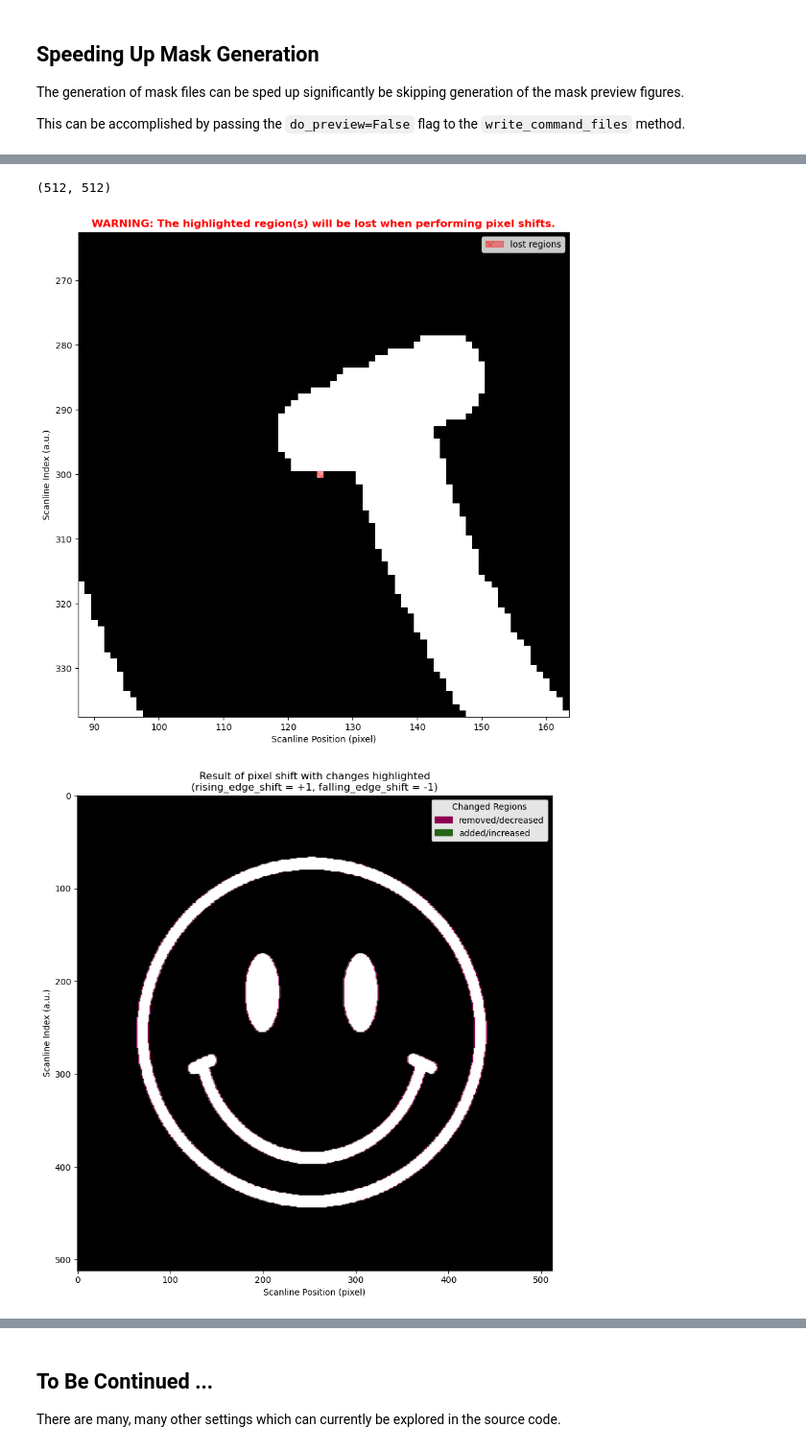
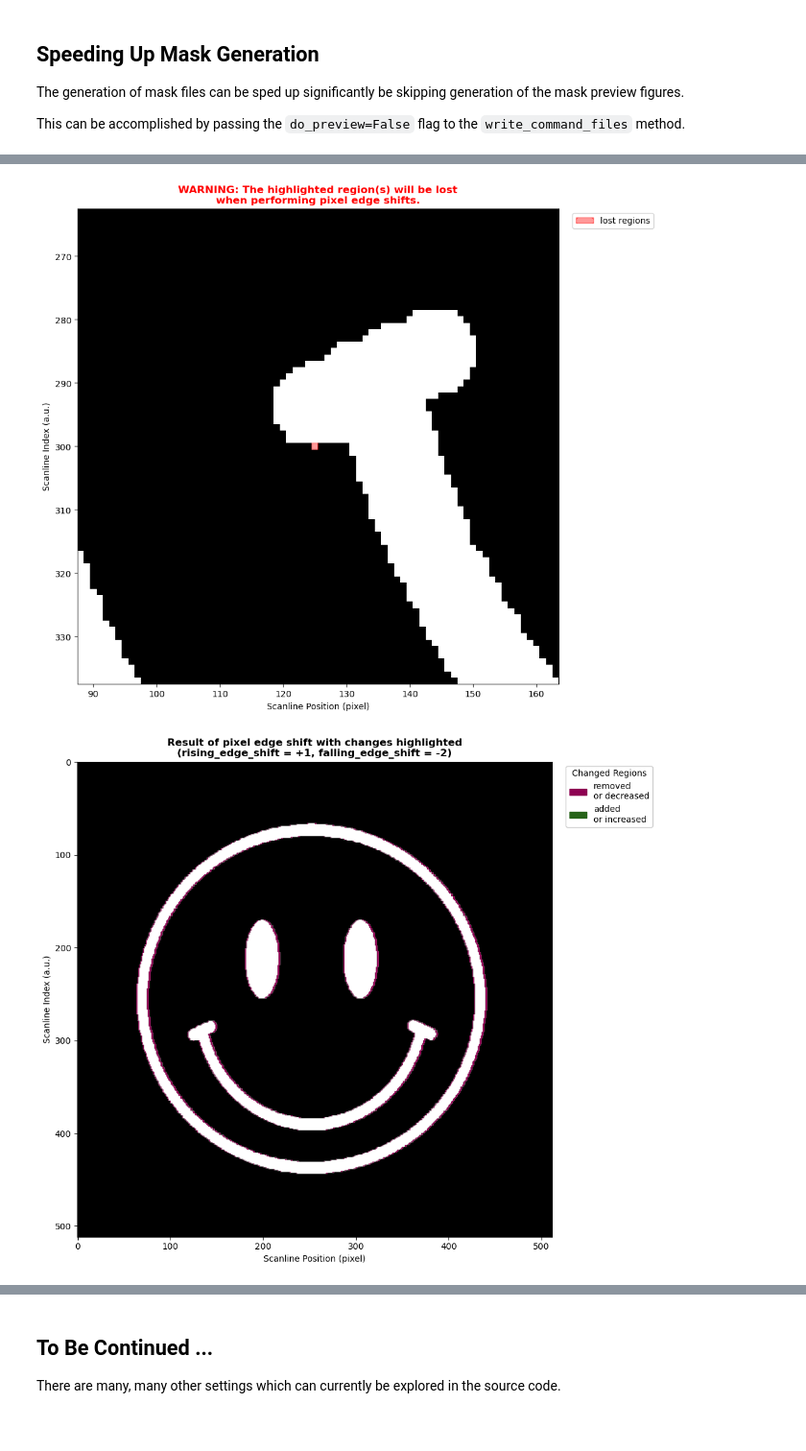
Before and after one commit to CorbanSwain/Custom-Multiphoton-Patterning, a Jupyter notebook: getting_started.ipynb, the cells around one changed output, grey strips where cells are left out. Shown at 96% size. Saved outputs shown, nothing was run; the diff lists cells and outputs as text; code cells hidden in the pictures.

Commit message:
finalizing pixel shift implementation

```diff
--- a/getting_started.ipynb
+++ b/getting_started.ipynb
@@ -390,5 +361,5 @@ file_path = os.path.join(data_dir, file_name)
 # %%
 mask = masks.Mask.from_image(file_path)
 mask.shift_pixel_edges(rising_edge_shift=1,
-                       falling_edge_shift=-1)
+                       falling_edge_shift=-2)
 # %% [output]
@@ -396,4 +368,3 @@ Loaded image has shape:
 WARNING: 1 scanline region(s) will be lost when performing pixel shifts because the region's width is too narrow.
-(512, 512)
-[figure, old version]
+[figure, new version]
-[figure, old version]
+[figure, new version]
```
Also changed, not shown: parts of 19 cells of this notebook, 32 other files.
